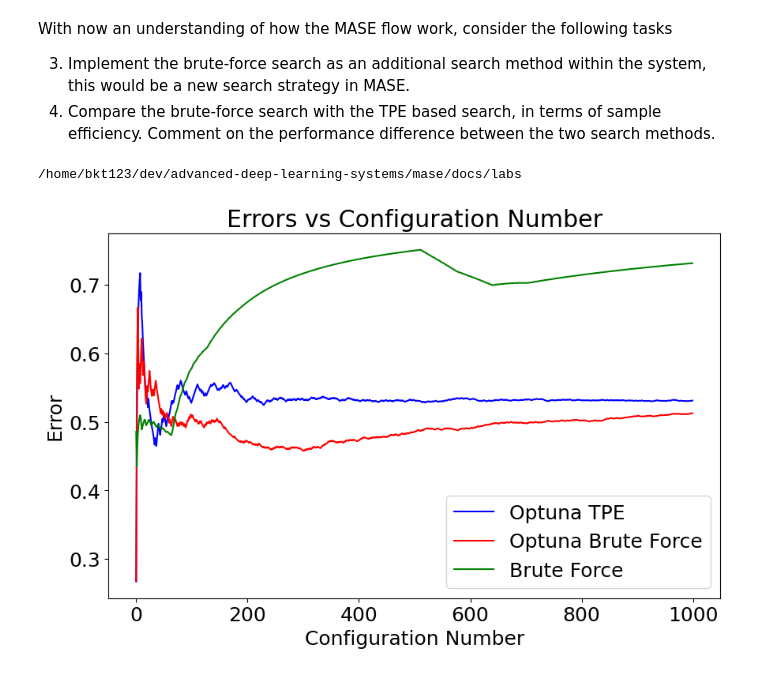
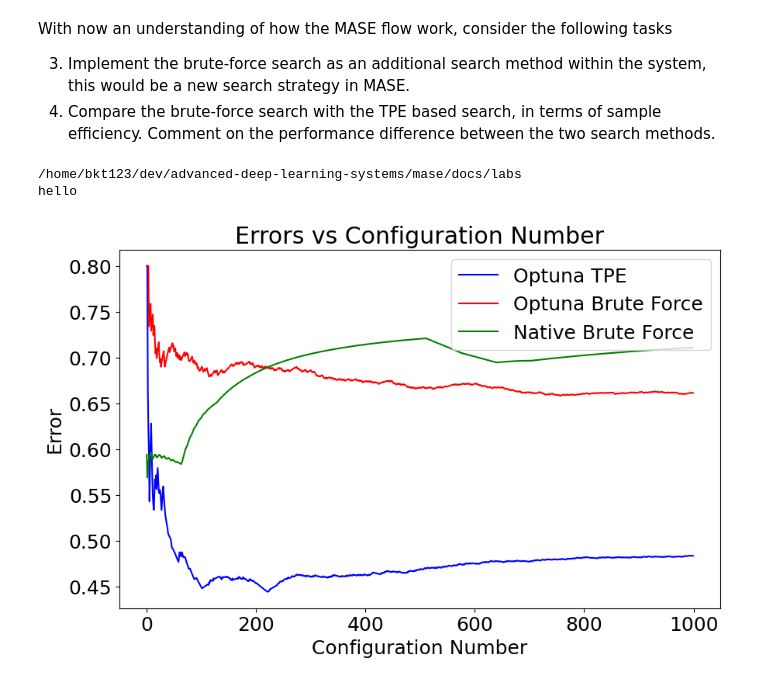
Before and after one commit to btarifi10/mase, a Jupyter notebook: docs/labs/lab3.ipynb, the cells around one changed output. Saved outputs shown, nothing was run; the diff lists cells and outputs as text; code cells hidden in the pictures.

Commit message:
Lab 3 and 4 Reports and Results

```diff
--- a/docs/labs/lab3.ipynb
+++ b/docs/labs/lab3.ipynb
@@ -429,18 +429,21 @@ With now an understanding of how the MASE flow work, consider the following task
 # %%
 import os
 print(os.getcwd())
+print("hello")
 # %% [output]
 /home/bkt123/dev/advanced-deep-learning-systems/mase/docs/labs
+hello
 # %%
 # Plot the results of models trained on the command line
 
 import json
 import matplotlib.pyplot as plt
+from numpy import mean
 
 # Specify the path to your JSON file
-file_path1  = '../../mase_output/lab-3_search-tpe/software/search_ckpts/log.json'
-file_path2  = '../../mase_output/lab-3_search-bf/software/search_ckpts/log.json'
-file_path3  = '../../mase_output/lab-3_search-bf-manual/software/search_ckpts/results.json'
+file_path1  = '../../mase_output/lab-3_search-tpe_v4/software/search_ckpts/log.json'
+file_path2  = '../../mase_output/lab-3_search-bf_v4/software/search_ckpts/log.json'
+file_path3  = '../../mase_output/lab-3_search-bf-manual_v4/software/search_ckpts/results.json'
 
 
 def load_optuna_data(file_path):
@@ -468,33 +471,32 @@ def load_custom_data(file_path):
     return config_numbers, accuracies
 
 
 # Load and extract data from both files
 config_numbers1, accuracies1 = load_optuna_data(file_path1)
 config_numbers2, accuracies2 = load_optuna_data(file_path2)
 config_numbers3, accuracies3 = load_custom_data(file_path3)
 
 errors1 = [1 - accuracy for accuracy in accuracies1]
 errors2 = [1 - accuracy for accuracy in accuracies2]
 errors3 = [1 - accuracy for accuracy in accuracies3]
 
-
 # Plotting
 plt.figure(figsize=(10, 6))
 
 # Plot data from the first file
 plt.plot(config_numbers1[0:2000], errors1[0:2000], color='blue', label='Optuna TPE')
 
 # Plot data from the second file
 plt.plot(config_numbers2[0:2000], errors2[0:2000], color='red', label='Optuna Brute Force')
 
 # Plot data from the third file
-plt.plot(config_numbers3[0:2000], errors3[0:2000], color='green', label='Brute Force')
+plt.plot(config_numbers3[0:2000], errors3[0:2000], color='green', label='Native Brute Force')
 
 plt.title('Errors vs Configuration Number')
 plt.xlabel('Configuration Number')
 plt.ylabel('Error')
 plt.legend()
 plt.grid(False)
 plt.show()
 # %% [output]
-[figure, old version]
+[figure, new version]
```
Also changed, not shown: parts of 1 cell of this notebook, 16 other files.
